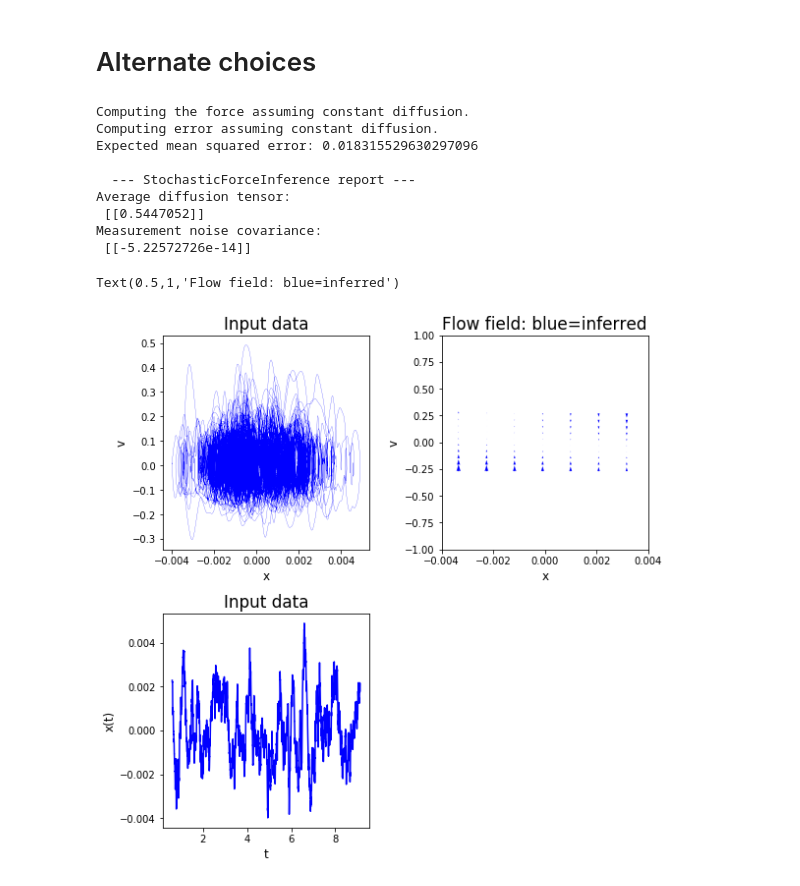
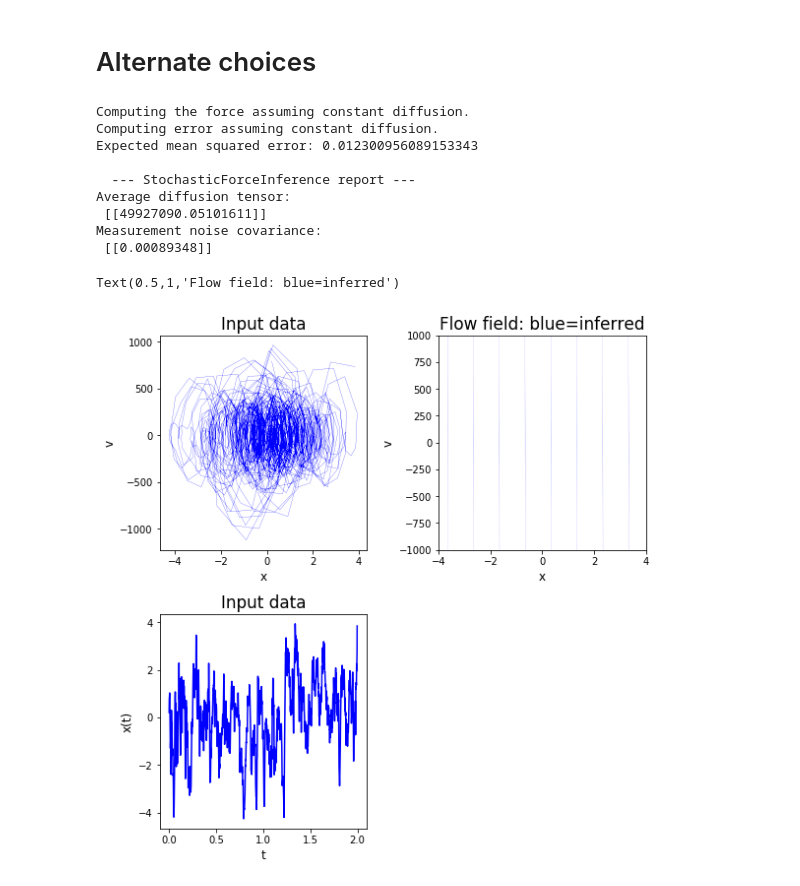
Before and after one commit to williamjsdavis/geodynamo_ULI, a Jupyter notebook: main.ipynb, the cells around one changed output. Saved outputs shown, nothing was run; the diff lists cells and outputs as text; code cells hidden in the pictures.

Commit message:
Testing PADM2M

```diff
--- a/main.ipynb
+++ b/main.ipynb
@@ -198,7 +198,7 @@ import scipy.io
 # %% [output]
 DipoleSourceC2.dat      DipoleSourceHF1.dat     DipoleSource_PADM2M.dat
 # %%
-filename = './data/DipoleSourceC2.dat'
+filename = './data/DipoleSource_PADM2M.dat'
 # %%
 def get_dipole_data(filename, variablename):
     mat = scipy.io.loadmat(filename)
@@ -214,7 +214,7 @@ def get_dipole_data(filename, variablename):
     I = I[:-1]
     return t, x, dxdt, I
 
-t_dipole, x_dipole, dxdt_dipole, I_dipole = get_dipole_data(filename, 'DipoleSourceC2')
+t_dipole, x_dipole, dxdt_dipole, I_dipole = get_dipole_data(filename, 'DipoleSource_PADM2M')
 # %%
 fig_size = [12,8]
 params = {'axes.labelsize': 12,
@@ -399,13 +399,13 @@ S_dynamo2.print_report()
 # %% [output]
 Computing the force assuming constant diffusion.
 Computing error assuming constant diffusion.
-Expected mean squared error: 0.018315529630297096
+Expected mean squared error: 0.012300956089153343
 
   --- StochasticForceInference report ---
 Average diffusion tensor:
- [[0.5447052]]
+ [[49927090.05101611]]
 Measurement noise covariance:
- [[-5.22572726e-14]]
+ [[0.00089348]]
 # %%
 # Prepare Matplotlib:
 fig_size = [12,8]
@@ -418,34 +418,34 @@ params = {'axes.labelsize': 12,
           }
 plt.rcParams.update(params)
 plt.clf()
 fig = plt.figure(1)
 fig.subplots_adjust(left=0.06, bottom=0.07, right=0.96, top=0.94, wspace=0.35, hspace=0.3)
 H,W = 2,3
 
 pic_name = "ULI_demo_VdP.png"
 
 # Plot the trajectory (xv phase space):
 plt.subplot(H,W,1)
 plt.plot(data_dynamo2.X_ito[:,0,:],data_dynamo2.v_hat[:,0,:],color='b',lw=0.2)
 plt.xlabel("x")
 plt.ylabel("v")
 plt.title("Input data")
 
 # Plot the trajectory (x vs t):
 plt.subplot(H,W,4)
 plt.plot(data_dynamo2.t,data_dynamo2.X_ito[:,0,:],color='b')
 plt.ylabel("x(t)")
 plt.xlabel("t")
 plt.title("Input data")
 
 # Plot the force field - blue is inferred, black is the exact one used to generate the data.
 plt.subplot(H,W,2)
-S_dynamo2.data.plot_phase_space_forces(S_dynamo2.F_ansatz,color='b',zorder=0,width = 0.01,scale=0.001)
+S_dynamo2.data.plot_phase_space_forces(S_dynamo2.F_ansatz,color='b',zorder=0,width = 0.1,scale=10)
 plt.xlabel("x")
 plt.ylabel("v")
-plt.xlim([-0.004,0.004])
-plt.ylim([-1,1])
+plt.xlim([-4,4])
+plt.ylim([-1000,1000])
 plt.title("Flow field: blue=inferred")
 # %% [output]
 Text(0.5,1,'Flow field: blue=inferred')
-[figure, old version]
+[figure, new version]
```
Also changed, not shown: parts of 5 cells of this notebook.
